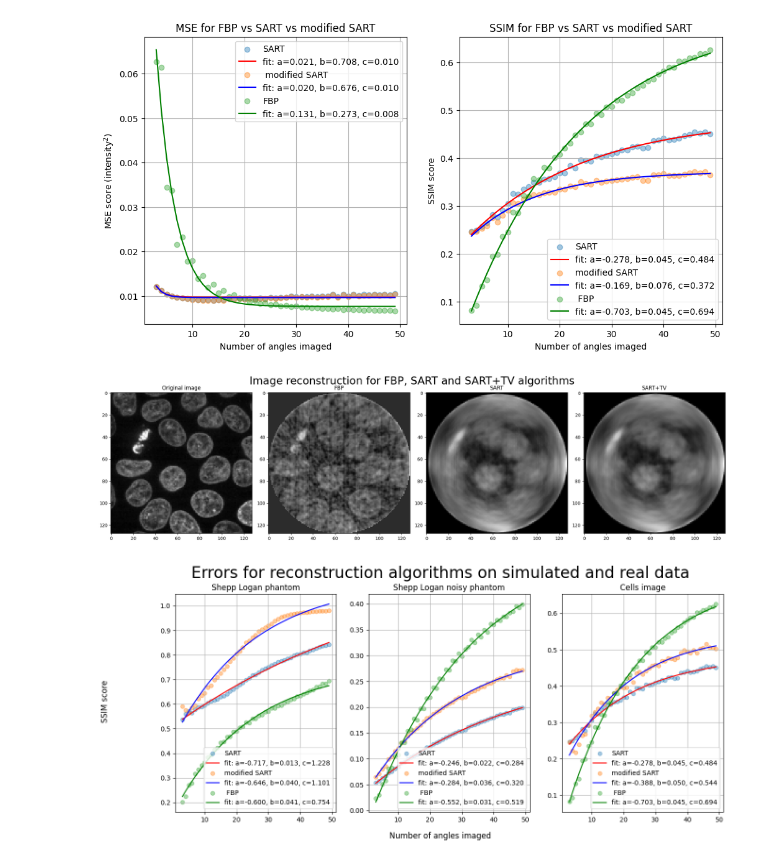
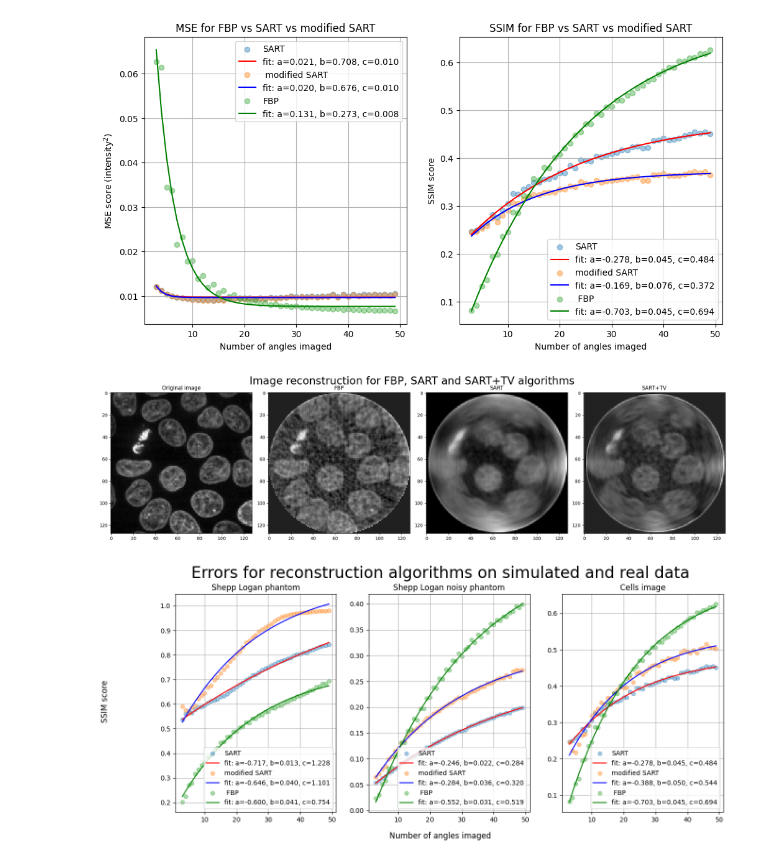
Before and after one commit to msmith693/tomography, a Jupyter notebook: torus_simulation.ipynb, the cells around one changed output. Drawn from its saved outputs; the diff is of its cells as text; code cells hidden in the pictures.

```diff
--- a/torus_simulation.ipynb
+++ b/torus_simulation.ipynb
@@ -562,41 +562,43 @@ plt.show()
 image = io.imread("images/cells.tif")[32, :, :]
 # downsampling cells image
 image = resize(image, (image.shape[0] // 2, image.shape[1] // 2), anti_aliasing=True)
+
+
 # example of bad naming. There are two different types of projections, an integer passed into generate_sparse_sinogram and an array of projections that needs to be passed into sart functions.
-projection_array = generate_num_projections(15)
+projection_array = generate_num_projections(25)
 
-sparse_sinogram = generate_sparse_sinogram(image, 15)
+sparse_sinogram = generate_sparse_sinogram(image, 25)
 
 
 reconstruction_modified_sart = modified_sart_plus_tv(
-    sparse_sinogram, theta=projection_array, weight=0.001
+    sparse_sinogram, theta=projection_array, weight=0.001, iterations=10
 )
 
 reconstruction_fbp = iradon(sparse_sinogram, theta=projection_array, filter_name="ramp")
 
 reconstruction_sart = iradon_sart(sparse_sinogram, theta=projection_array)
 
 # imkwargs = dict(vmin=-0.2, vmax=0.2)
 fig, (ax1, ax2, ax3, ax4) = plt.subplots(1, 4, figsize=(20, 10))
 
 fig.suptitle(
     "Image reconstruction for FBP, SART and SART+TV algorithms",
     y=0.75,
     fontsize=24,
 )
 ax1.set_title("Original image")
 ax1.imshow(image, cmap=plt.cm.Greys_r)
 ax2.set_title("FBP")
 ax2.imshow(reconstruction_fbp, cmap=plt.cm.Greys_r)
 ax3.set_title("SART")
 ax3.imshow(reconstruction_sart, cmap=plt.cm.Greys_r)
 ax4.set_title("SART+TV")
 ax4.imshow(reconstruction_modified_sart, cmap=plt.cm.Greys_r)
 
 fig.tight_layout()
 plt.show()
 # %% [output]
-[figure, old version]
+[figure, new version]
 # %%
 phantom = shepp_logan_phantom()
 # downsampling shepp logan phantom image
```
Also changed, not shown: parts of 2 cells of this notebook.
